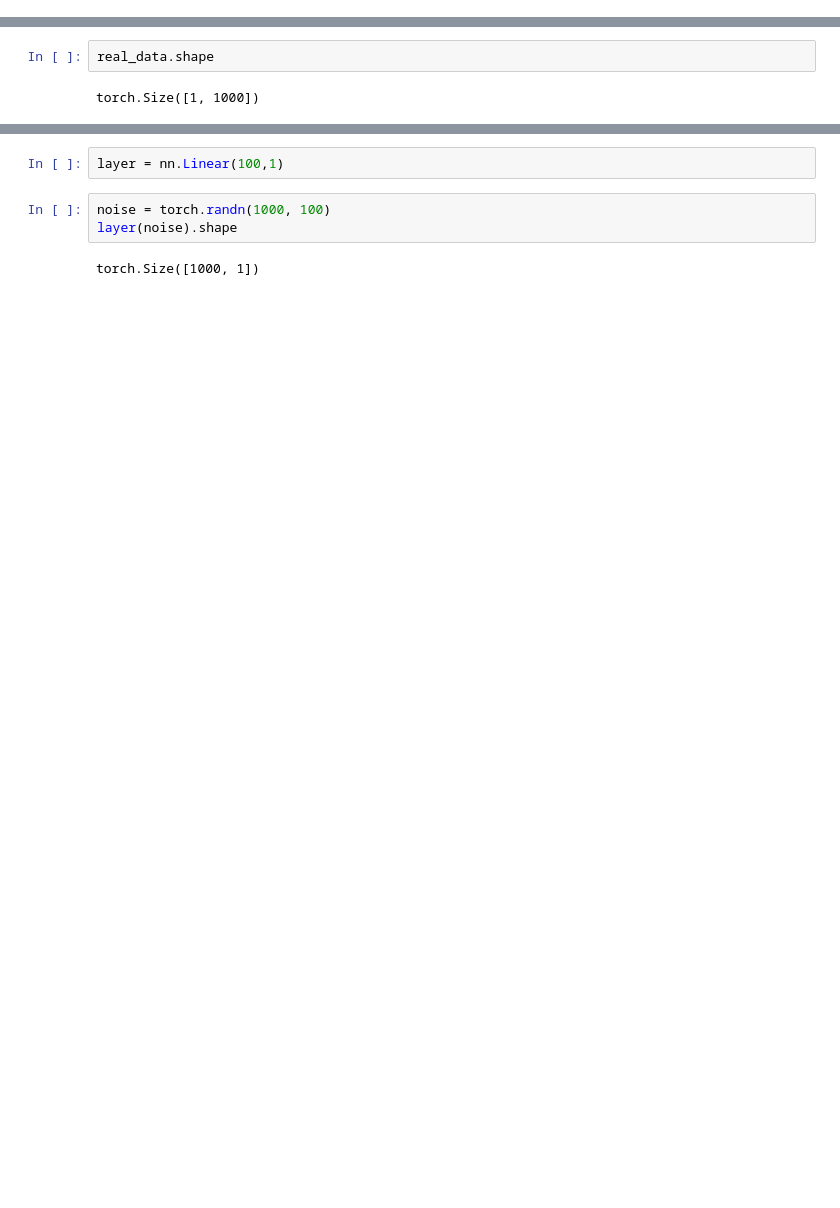
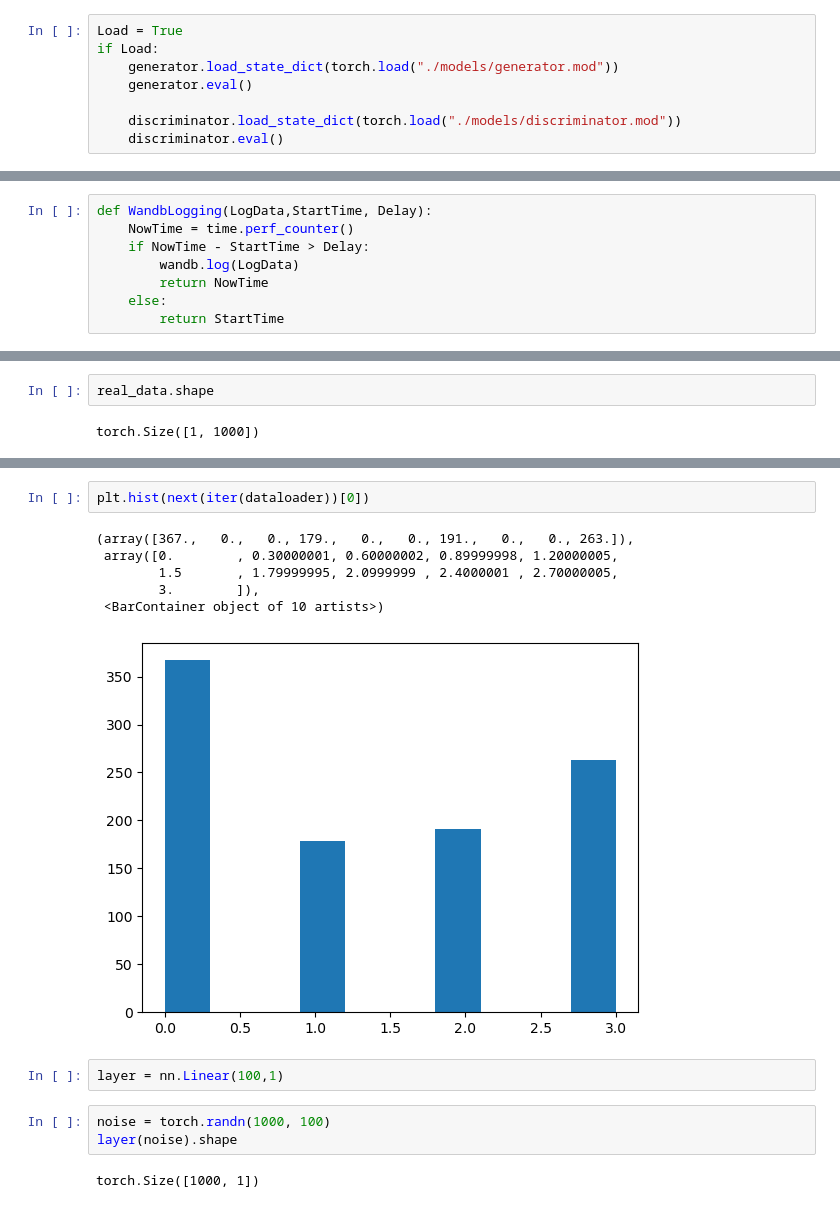
Before and after one commit to Xbostick/GAN_Z, a Jupyter notebook: GAN_PipeLine.ipynb, the cells around one changed output, grey strips where cells are left out. Drawn from its saved outputs; the diff is of its cells as text; blank space fills up the shorter version.

```diff
--- a/GAN_PipeLine.ipynb
+++ b/GAN_PipeLine.ipynb
@@ -273,6 +337,14 @@ latent_vars = torch.randn([10,10])
 # %%
 generator= Generator_new(latent_vars,gen_dim,max_seq_len)
 discriminator = Critical_new(latent_vars,gen_dim,max_seq_len)
+# %%
+Load = True
+if Load:
+    generator.load_state_dict(torch.load("./models/generator.mod"))
+    generator.eval()
+
+    discriminator.load_state_dict(torch.load("./models/discriminator.mod"))
+    discriminator.eval()
 # %%
 # generator.cuda()
 # out = generator(z)
@@ -333,3 +403,11 @@ def compute_gradient_penalty(D, real_samples, fake_samples):
     gradients = gradients.view(gradients.size(0), -1)
     gradient_penalty = ((gradients.norm(2, dim=1) - 1) ** 2).mean()
     return gradient_penalty
+# %%
+def WandbLogging(LogData,StartTime, Delay):
+    NowTime = time.perf_counter()
+    if NowTime - StartTime > Delay:
+        wandb.log(LogData)
+        return NowTime
+    else:
+        return StartTime
@@ -623,3 +674,12 @@ KeyboardInterrupt:
+# %%
+plt.hist(next(iter(dataloader))[0])
+# %% [output]
+(array([367.,   0.,   0., 179.,   0.,   0., 191.,   0.,   0., 263.]),
+ array([0.        , 0.30000001, 0.60000002, 0.89999998, 1.20000005,
+        1.5       , 1.79999995, 2.0999999 , 2.4000001 , 2.70000005,
+        3.        ]),
+ <BarContainer object of 10 artists>)
+[figure, added]
 # %%
 layer = nn.Linear(100,1)
 # %%
```
Also changed, not shown: parts of 54 cells of this notebook, 1 other file.
